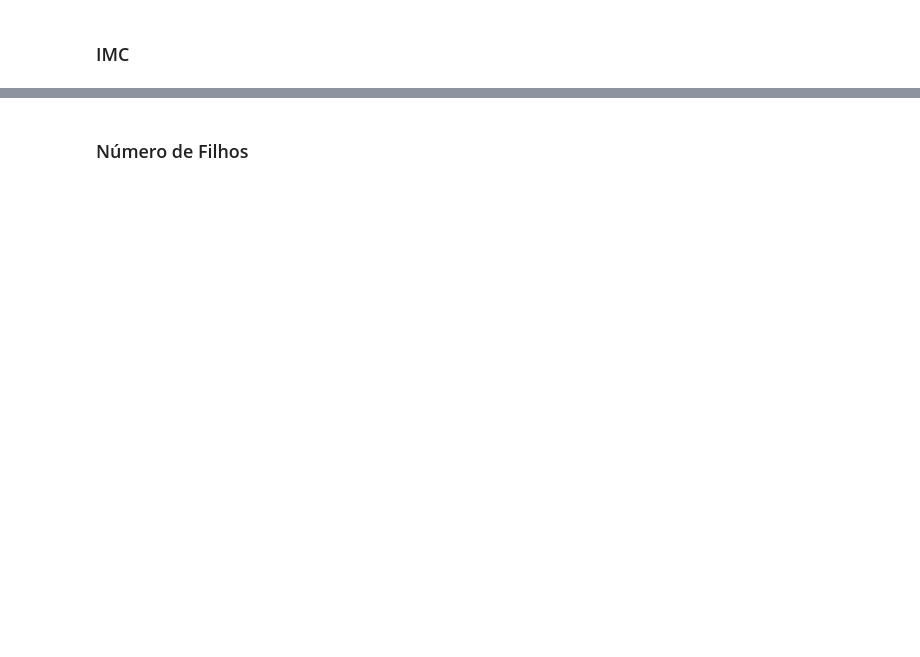
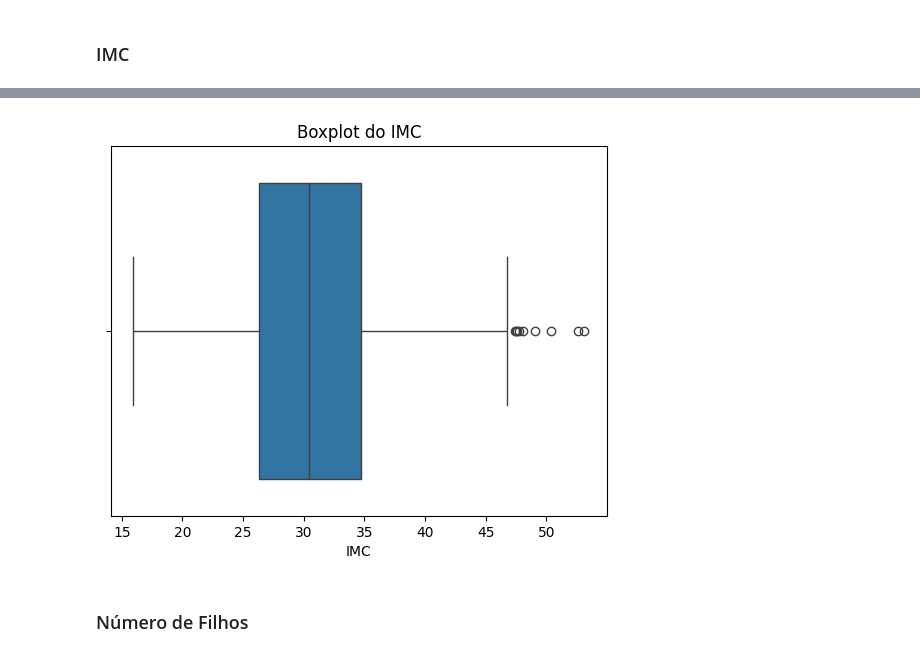
Before and after one commit to YumiiOnoue/predicao_custos_medicos, a Jupyter notebook: predicao_custos_medicos.ipynb, the cells around one changed output, grey strips where cells are left out. Drawn from its saved outputs; the diff is of its cells as text; code cells hidden in the pictures; blank space fills up the shorter version.

```diff
--- a/predicao_custos_medicos.ipynb
+++ b/predicao_custos_medicos.ipynb
@@ -92,8 +173,10 @@ print(f'Estatistica de Shapiro-Wilk: {stat_sw}, p-valor:{p_sw}')
 # %%
-sns.boxplot(x=df['bmi'], color='green')
+sns.boxplot(x=df['bmi'])
 plt.title('Boxplot do IMC')
 plt.xlabel('IMC')
 plt.show()
+# %% [output]
+[figure, added]
 # %% [markdown]
 ### Número de Filhos
 # %%
```
Also changed, not shown: parts of 56 cells of this notebook.
